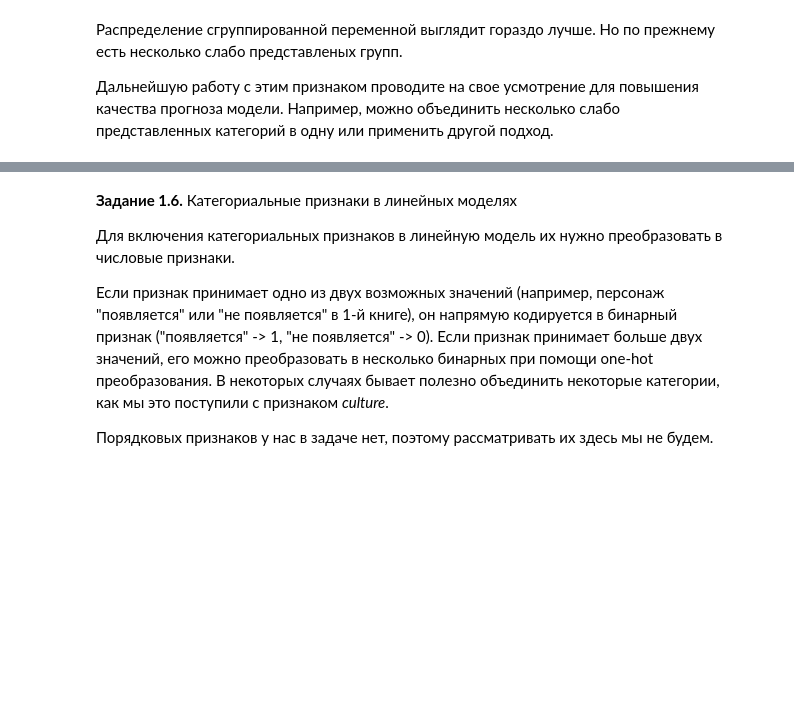
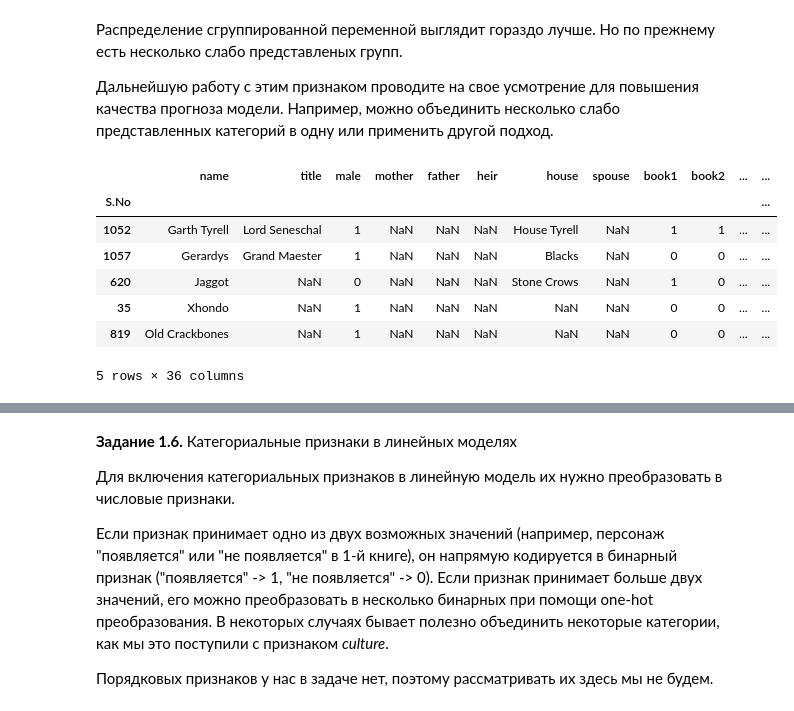
Before and after one commit to Almas1989/machine_learning, a Jupyter notebook: hw_1_game_of_thrones.ipynb, the cells around one changed output, grey strips where cells are left out. Drawn from its saved outputs; the diff is of its cells as text; code cells hidden in the pictures; blank space fills up the shorter version.

```diff
--- a/hw_1_game_of_thrones.ipynb
+++ b/hw_1_game_of_thrones.ipynb
@@ -544,0 +704,2 @@ d_inverted
+# %%
+culture_no_data = {v: k for k, values in cultures_grouped.items() for v in values}
@@ -556,0 +799,12 @@ data['culture_grouped'] = data['culture'].str.lower().map(cultures_grouped_inver
+# %%
+# 1. Берем столбец culture, переводим в нижний регистр (str.lower)
+# 2. Применяем наш инвертированный словарь (у вас он назван culture_no_data)
+# 3. Все оставшиеся пропуски заполняем строкой 'culture_no_data'
+train_data['cultures_grouped'] = train_data['culture'].str.lower().map(culture_no_data).fillna('culture_no_data')
+
+# Обязательно делаем то же самое для тестовой выборки!
+test_data['cultures_grouped'] = test_data['culture'].str.lower().map(culture_no_data).fillna('culture_no_data')
+
+# Теперь проверим, что пустых значений не осталось и посмотрим на распределение
+print("Пропусков:", train_data['cultures_grouped'].isna().sum())
+train_data['cultures_grouped'].value_counts()
@@ -560,0 +873,3 @@ data['culture_grouped'] = data['culture'].str.lower().map(cultures_grouped_inver
+# %%
+train_data = pd.get_dummies(train_data, columns=['cultures_grouped'], prefix='culture', dtype=int)
+train_data = train_data.drop(columns=['culture'], errors='ignore')
@@ -560,0 +879,11 @@ data['culture_grouped'] = data['culture'].str.lower().map(cultures_grouped_inver
+# %%
+train_data.sample(n=5)
+# %% [output]
+|  | name | title | male | mother | father | heir | house | spouse | book1 | book2 | ... | ... |
+| S.No |  |  |  |  |  |  |  |  |  |  |  | ... |
+| 1052 | Garth Tyrell | Lord Seneschal | 1 | NaN | NaN | NaN | House Tyrell | NaN | 1 | 1 | ... | ... |
+| 1057 | Gerardys | Grand Maester | 1 | NaN | NaN | NaN | Blacks | NaN | 0 | 0 | ... | ... |
+| 620 | Jaggot | NaN | 0 | NaN | NaN | NaN | Stone Crows | NaN | 1 | 0 | ... | ... |
+| 35 | Xhondo | NaN | 1 | NaN | NaN | NaN | NaN | NaN | 0 | 0 | ... | ... |
+| 819 | Old Crackbones | NaN | 1 | NaN | NaN | NaN | NaN | NaN | 0 | 0 | ... | ... |
+5 rows × 36 columns
```
Also changed, not shown: parts of 67 cells of this notebook.
